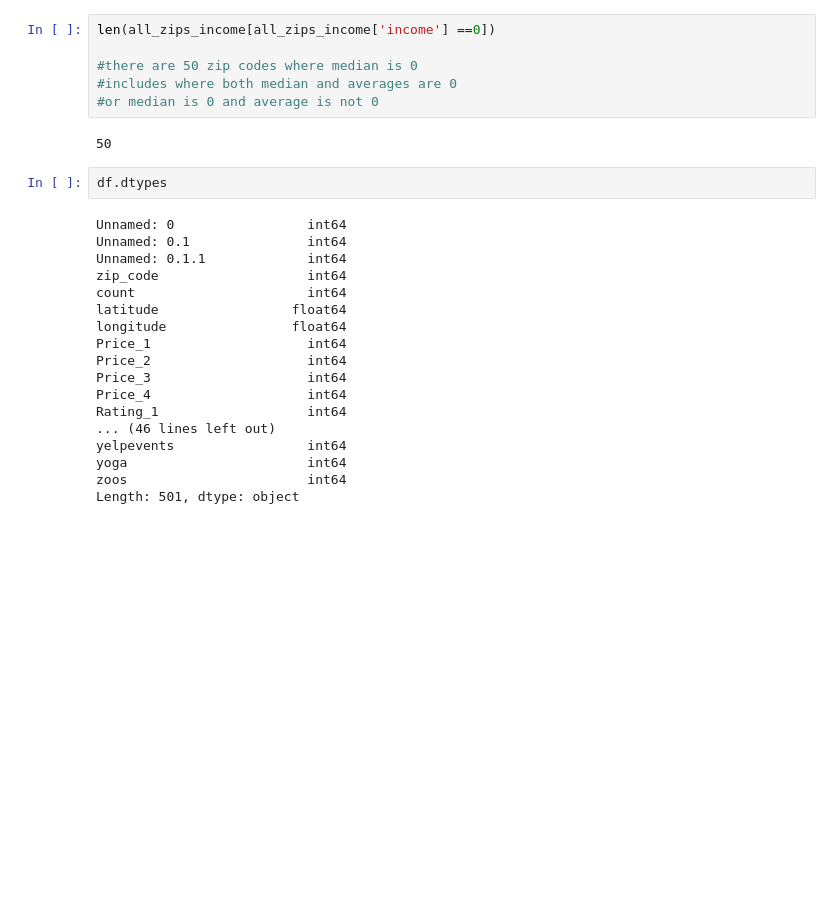
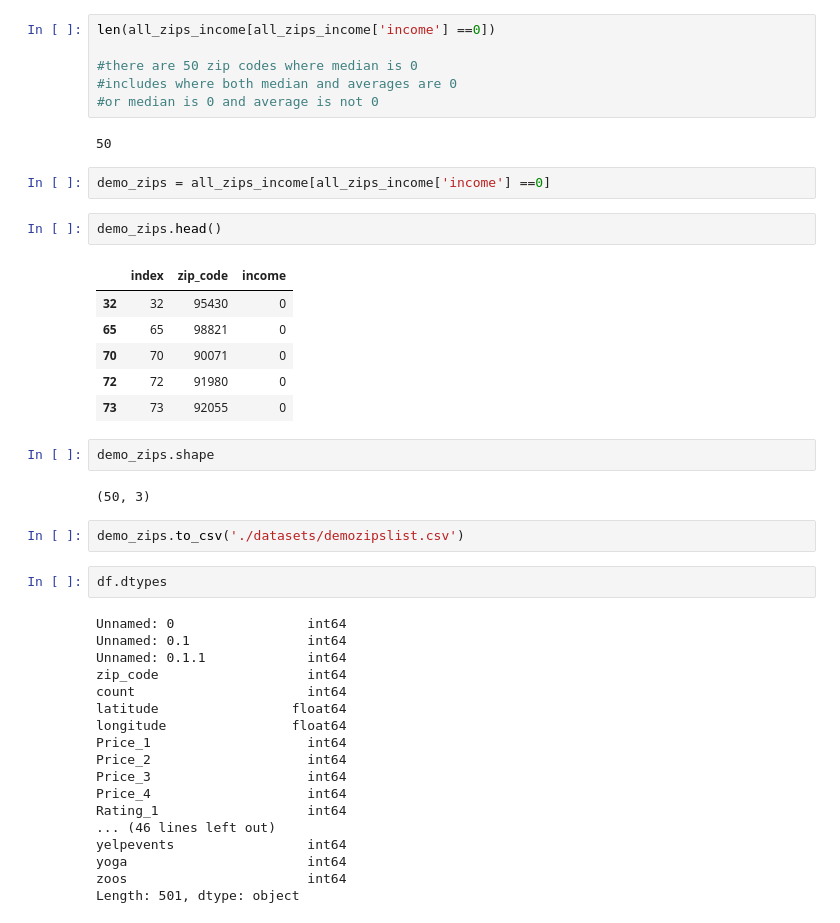
Before and after one commit to irinhwng/Yelp, a Jupyter notebook: CreatingQueenORgrandma.ipynb, the cells around one changed output. Saved outputs shown, nothing was run; the diff lists cells and outputs as text; blank space fills up the shorter version.

```diff
--- a/CreatingQueenORgrandma.ipynb
+++ b/CreatingQueenORgrandma.ipynb
@@ -118,6 +118,23 @@ len(all_zips_income[all_zips_income['income'] ==0])
 #or median is 0 and average is not 0
 # %% [output]
 50
+# %%
+demo_zips = all_zips_income[all_zips_income['income'] ==0]
+# %%
+demo_zips.head()
+# %% [output]
+|  | index | zip_code | income |
+| 32 | 32 | 95430 | 0 |
+| 65 | 65 | 98821 | 0 |
+| 70 | 70 | 90071 | 0 |
+| 72 | 72 | 91980 | 0 |
+| 73 | 73 | 92055 | 0 |
+# %%
+demo_zips.shape
+# %% [output]
+(50, 3)
+# %%
+demo_zips.to_csv('./datasets/demozipslist.csv')
 # %%
 df.dtypes
 # %% [output]
```
Also changed, not shown: 9 other files.
